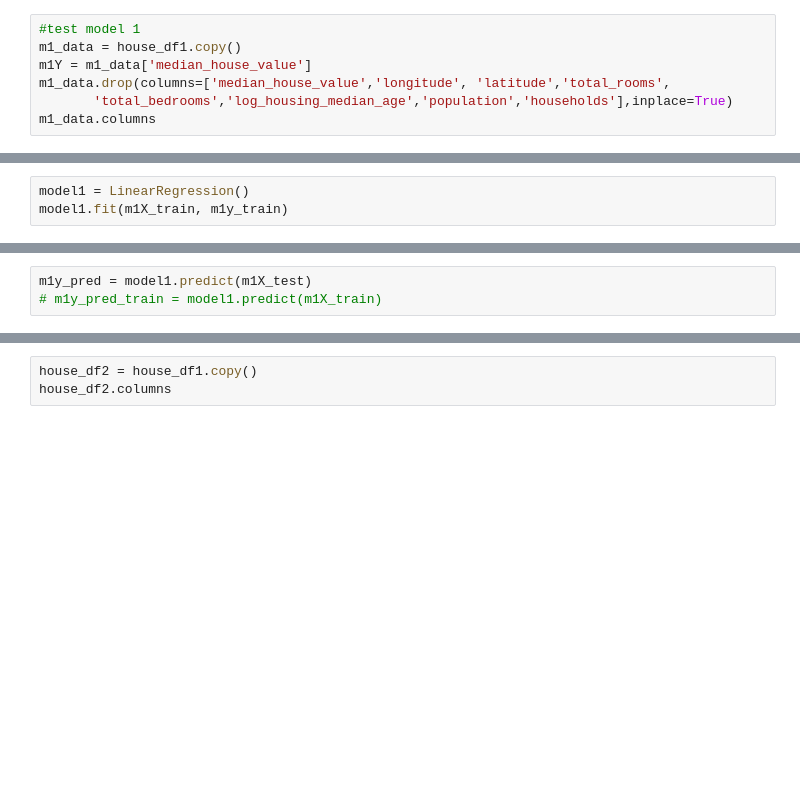
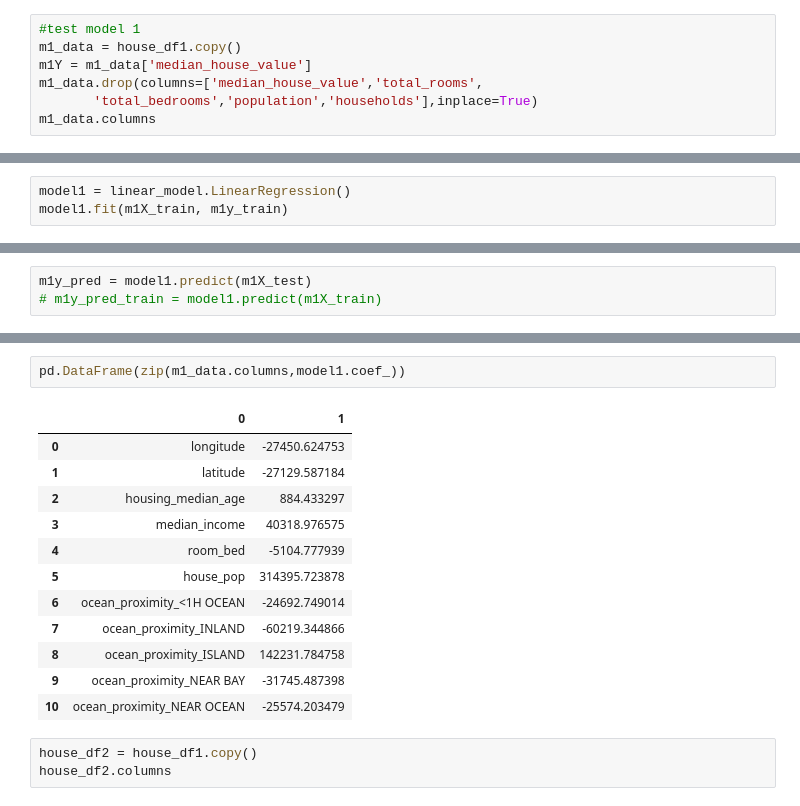
Before and after one commit to deep-son/California-Housing-Price-Prediction, a Jupyter notebook: California_Housing_Price_Prediction.ipynb, the cells around one changed output, grey strips where cells are left out. Drawn from its saved outputs; the diff is of its cells as text; blank space fills up the shorter version.

```diff
--- a/California_Housing_Price_Prediction.ipynb
+++ b/California_Housing_Price_Prediction.ipynb
@@ -351,7 +369,7 @@ Index(['longitude', 'latitude', 'housing_median_age', 'total_rooms',
 #test model 1
 m1_data = house_df1.copy()
 m1Y = m1_data['median_house_value']
-m1_data.drop(columns=['median_house_value','longitude', 'latitude','total_rooms',
-       'total_bedrooms','log_housing_median_age','population','households'],inplace=True)
+m1_data.drop(columns=['median_house_value','total_rooms',
+       'total_bedrooms','population','households'],inplace=True)
 m1_data.columns
 # %% [output]
@@ -363,7 +381,7 @@ Index(['housing_median_age', 'median_income', 'room_bed', 'house_pop',
 # %%
 m1X_train, m1X_test, m1y_train, m1y_test = train_test_split(m1_data, m1Y, test_size=0.2,random_state=1)
 # %%
-model1 = LinearRegression()
+model1 = linear_model.LinearRegression()
 model1.fit(m1X_train, m1y_train)
 # %% [output]
 LinearRegression(copy_X=True, fit_intercept=True, n_jobs=None, normalize=False)
@@ -388,3 +402,18 @@ array([   997.6552318 ,  42012.54026386,  -6571.21083316, 303535.57453723,
+# %%
+pd.DataFrame(zip(m1_data.columns,model1.coef_))
+# %% [output]
+|  | 0 | 1 |
+| 0 | longitude | -27450.624753 |
+| 1 | latitude | -27129.587184 |
+| 2 | housing_median_age | 884.433297 |
+| 3 | median_income | 40318.976575 |
+| 4 | room_bed | -5104.777939 |
+| 5 | house_pop | 314395.723878 |
+| 6 | ocean_proximity_<1H OCEAN | -24692.749014 |
+| 7 | ocean_proximity_INLAND | -60219.344866 |
+| 8 | ocean_proximity_ISLAND | 142231.784758 |
+| 9 | ocean_proximity_NEAR BAY | -31745.487398 |
+| 10 | ocean_proximity_NEAR OCEAN | -25574.203479 |
 # %%
 house_df2 = house_df1.copy()
 house_df2.columns
```
Also changed, not shown: parts of 15 cells of this notebook.
